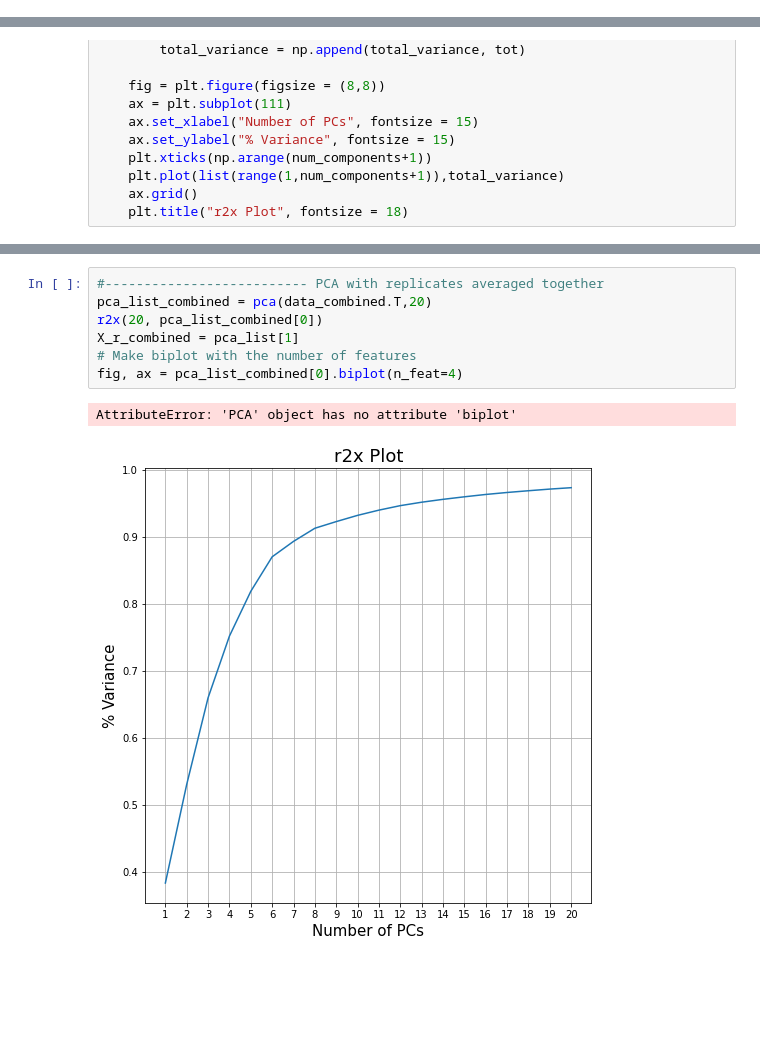
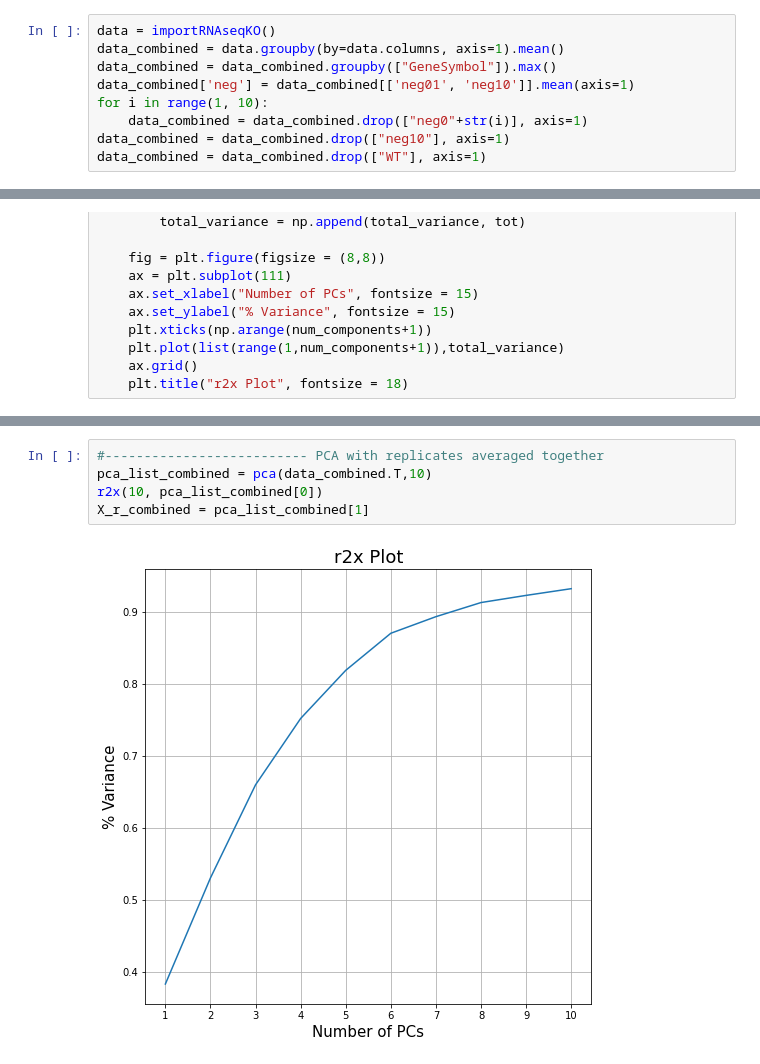
Before and after one commit to meyer-lab/DE-learning, a Jupyter notebook: de/scratchwork.ipynb, the cells around one changed output, grey strips where cells are left out. Saved outputs shown, nothing was run; the diff lists cells and outputs as text; blank space fills up the shorter version.

Commit message:
cleaned up PCA and PCA_helpers, began modifying import data

```diff
--- a/de/scratchwork.ipynb
+++ b/de/scratchwork.ipynb
@@ -31,0 +13,9 @@ data
+# %%
+data = importRNAseqKO()
+data_combined = data.groupby(by=data.columns, axis=1).mean()
+data_combined = data_combined.groupby(["GeneSymbol"]).max()
+data_combined['neg'] = data_combined[['neg01', 'neg10']].mean(axis=1)
+for i in range(1, 10):
+    data_combined = data_combined.drop(["neg0"+str(i)], axis=1)
+data_combined = data_combined.drop(["neg10"], axis=1)
+data_combined = data_combined.drop(["WT"], axis=1)
@@ -248,10 +264,7 @@ PC_KO_spreads.loc[(PC_KO_spreads["PC1 Spread"] < Q1_1) & (PC_KO_spreads["PC2 Spr
 # %%
 #-------------------------- PCA with replicates averaged together
-pca_list_combined = pca(data_combined.T,20)
-r2x(20, pca_list_combined[0])
-X_r_combined = pca_list[1]
-# Make biplot with the number of features
-fig, ax = pca_list_combined[0].biplot(n_feat=4)
+pca_list_combined = pca(data_combined.T,10)
+r2x(10, pca_list_combined[0])
+X_r_combined = pca_list_combined[1]
 # %% [output]
-AttributeError: 'PCA' object has no attribute 'biplot'
-[figure, old version]
+[figure, new version]
```
Also changed, not shown: parts of 15 cells of this notebook, 22 other files.
